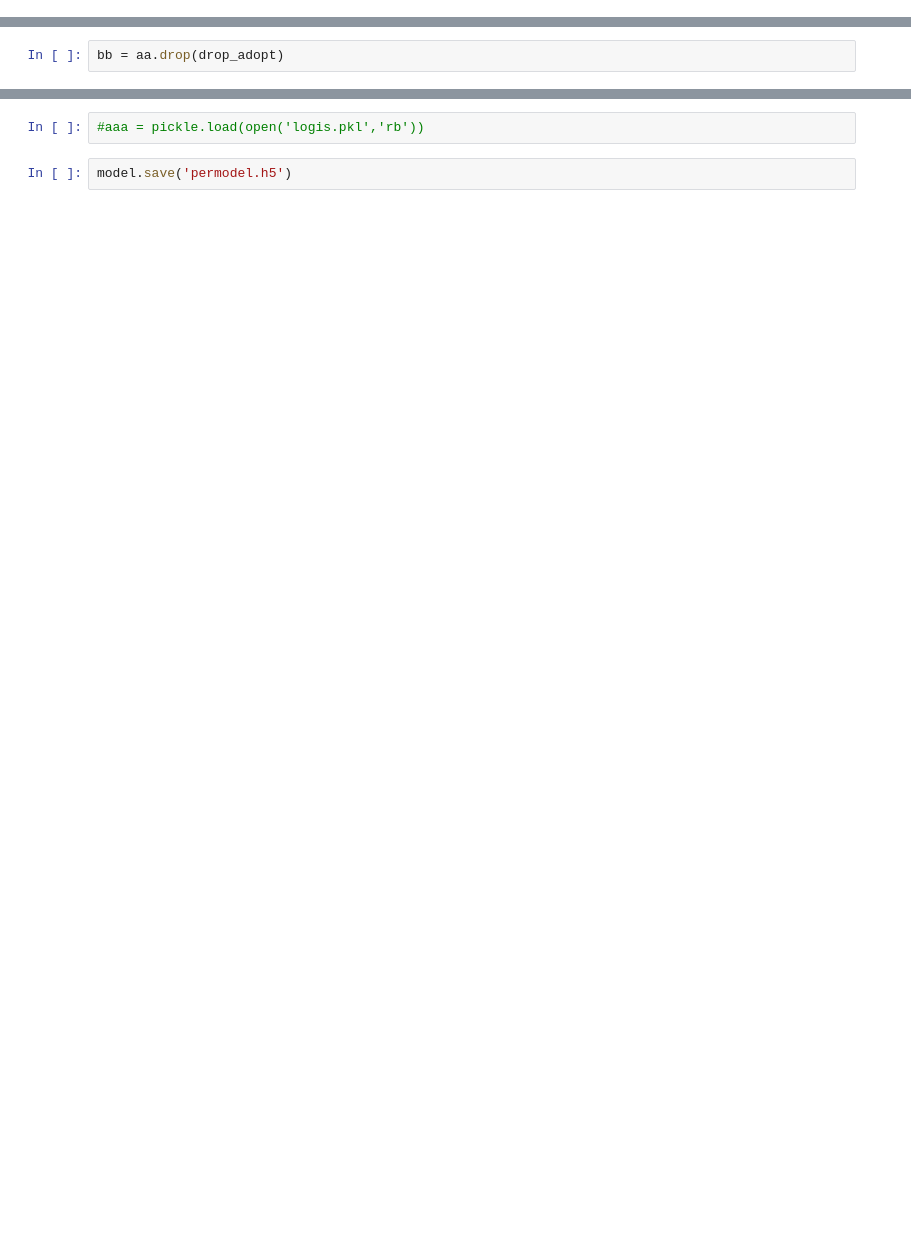
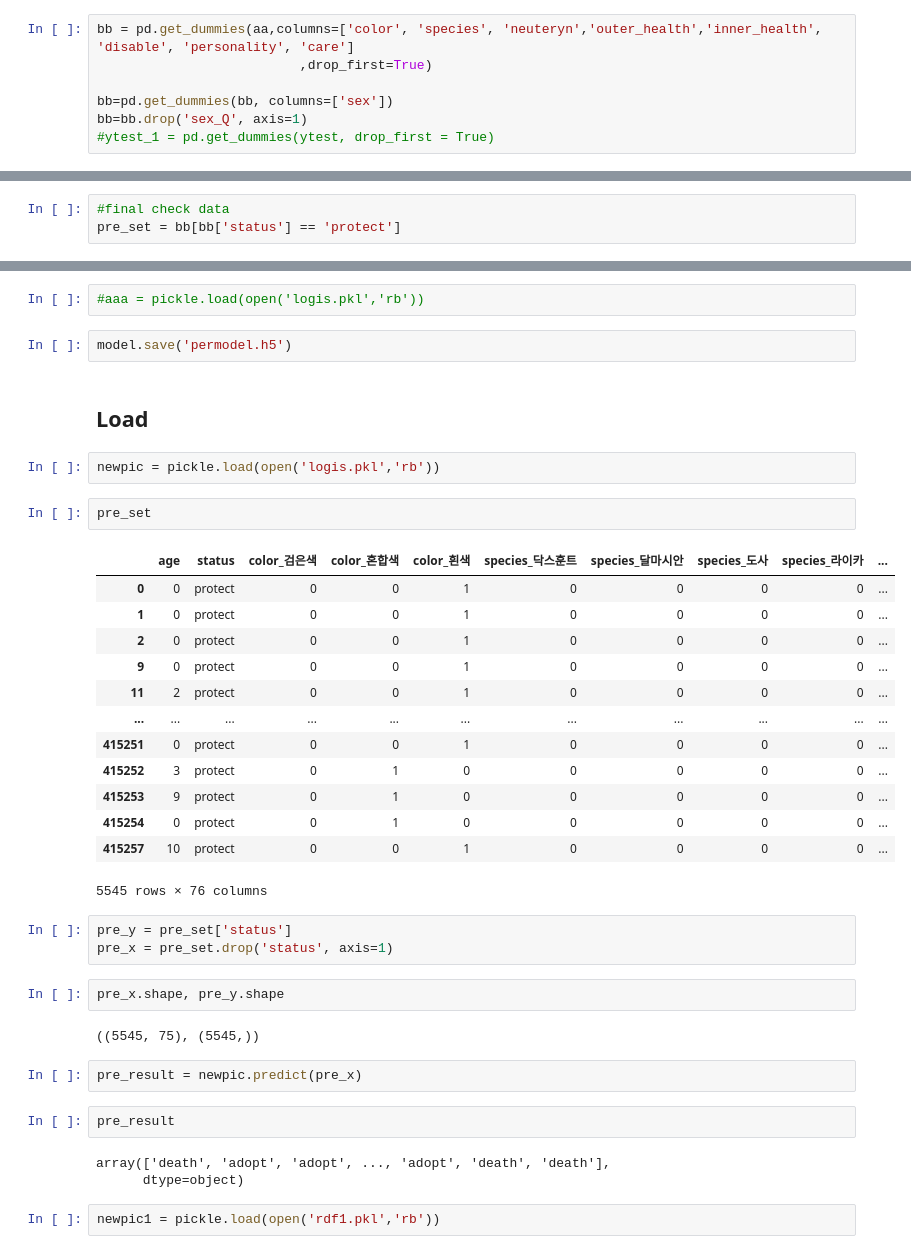
Before and after one commit to YOOJEONGHWANG/DontBuyJustAdoptProject, a Jupyter notebook: model_code.ipynb, the cells around one changed output, grey strips where cells are left out. Drawn from its saved outputs; the diff is of its cells as text; blank space fills up the shorter version.

```diff
--- a/model_code.ipynb
+++ b/model_code.ipynb
@@ -42,2 +106,9 @@ aa.loc[aa['status'] =='종료(자연사)', 'status'] = 'death'
+# %%
+bb = pd.get_dummies(aa,columns=['color', 'species', 'neuteryn','outer_health','inner_health', 'disable', 'personality', 'care']
+                          ,drop_first=True)
+
+bb=pd.get_dummies(bb, columns=['sex'])
+bb=bb.drop('sex_Q', axis=1)
+#ytest_1 = pd.get_dummies(ytest, drop_first = True)
 # %%
 #객체에 status가 보호중인 index를 저장
@@ -45,2 +115,0 @@ drop_adopt = aa[aa['status'] == 'protect'].index
-# %%
-bb = aa.drop(drop_adopt)
@@ -53,0 +125,3 @@ for i in bb.columns:
+# %%
+#final check data
+pre_set = bb[bb['status'] == 'protect']
@@ -182,3 +392,39 @@ pickle.dump(rdf1,open('rdf1.pkl','wb'))
 #aaa = pickle.load(open('logis.pkl','rb'))
 # %%
 model.save('permodel.h5')
+# %% [markdown]
+## Load
+# %%
+newpic = pickle.load(open('logis.pkl','rb'))
+# %%
+pre_set
+# %% [output]
+|  | age | status | color_검은색 | color_혼합색 | color_흰색 | species_닥스훈트 | species_달마시안 | species_도사 | species_라이카 | ... |
+| 0 | 0 | protect | 0 | 0 | 1 | 0 | 0 | 0 | 0 | ... |
+| 1 | 0 | protect | 0 | 0 | 1 | 0 | 0 | 0 | 0 | ... |
+| 2 | 0 | protect | 0 | 0 | 1 | 0 | 0 | 0 | 0 | ... |
+| 9 | 0 | protect | 0 | 0 | 1 | 0 | 0 | 0 | 0 | ... |
+| 11 | 2 | protect | 0 | 0 | 1 | 0 | 0 | 0 | 0 | ... |
+| ... | ... | ... | ... | ... | ... | ... | ... | ... | ... | ... |
+| 415251 | 0 | protect | 0 | 0 | 1 | 0 | 0 | 0 | 0 | ... |
+| 415252 | 3 | protect | 0 | 1 | 0 | 0 | 0 | 0 | 0 | ... |
+| 415253 | 9 | protect | 0 | 1 | 0 | 0 | 0 | 0 | 0 | ... |
+| 415254 | 0 | protect | 0 | 1 | 0 | 0 | 0 | 0 | 0 | ... |
+| 415257 | 10 | protect | 0 | 0 | 1 | 0 | 0 | 0 | 0 | ... |
+5545 rows × 76 columns
+# %%
+pre_y = pre_set['status']
+pre_x = pre_set.drop('status', axis=1)
+# %%
+pre_x.shape, pre_y.shape
+# %% [output]
+((5545, 75), (5545,))
+# %%
+pre_result = newpic.predict(pre_x)
+# %%
+pre_result
+# %% [output]
+array(['death', 'adopt', 'adopt', ..., 'adopt', 'death', 'death'],
+      dtype=object)
+# %%
+newpic1 = pickle.load(open('rdf1.pkl','rb'))
```
Also changed, not shown: parts of 48 cells of this notebook, 1 other file.
